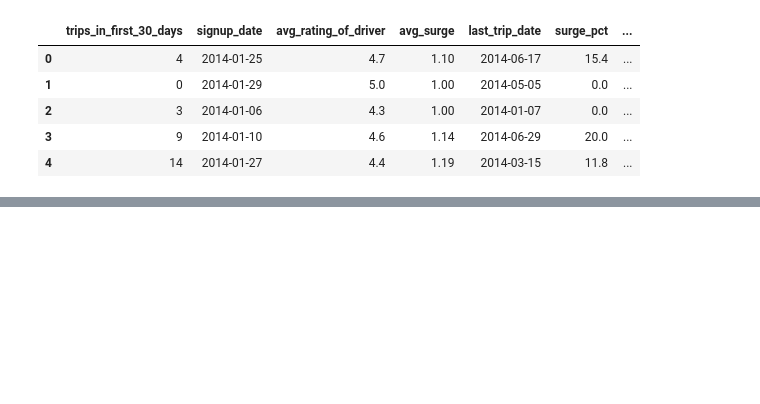
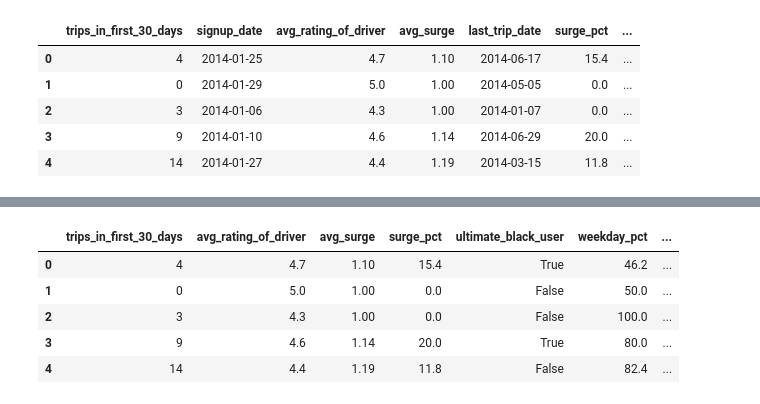
Before and after one commit to amoutafian/ultimate_inc, a Jupyter notebook: ultimate_inc.ipynb, the cells around one changed output, grey strips where cells are left out. Cells and saved outputs as stored; diff of their text form; code cells hidden in the pictures; blank space fills up the shorter version.

```diff
--- a/ultimate_inc.ipynb
+++ b/ultimate_inc.ipynb
@@ -291,0 +300,6 @@ TypeError: unsupported operand type(s) for -: 'DatetimeArray' and 'str'
+# %%
+#convert to datetime
+df_encoded['last_trip_date'] = pd.to_datetime(df_encoded['last_trip_date'])
+print(df_encoded['last_trip_date'].dtype)
+last_trip_reference = df_encoded['last_trip_date'].min()
+print(last_trip_reference)
@@ -291,0 +309,13 @@ TypeError: unsupported operand type(s) for -: 'DatetimeArray' and 'str'
+# %%
+#encode datetime info as number
+df_encoded['last_trip_encoded'] = (df_encoded['last_trip_date'] - last_trip_reference).dt.days
+# %%
+df_encoded = df_encoded.drop(['last_trip_date'], axis = 1)
+df_encoded.head()
+# %% [output]
+|  | trips_in_first_30_days | avg_rating_of_driver | avg_surge | surge_pct | ultimate_black_user | weekday_pct | ... |
+| 0 | 4 | 4.7 | 1.10 | 15.4 | True | 46.2 | ... |
+| 1 | 0 | 5.0 | 1.00 | 0.0 | False | 50.0 | ... |
+| 2 | 3 | 4.3 | 1.00 | 0.0 | False | 100.0 | ... |
+| 3 | 9 | 4.6 | 1.14 | 20.0 | True | 80.0 | ... |
+| 4 | 14 | 4.4 | 1.19 | 11.8 | False | 82.4 | ... |
```
Also changed, not shown: parts of 15 cells of this notebook.
